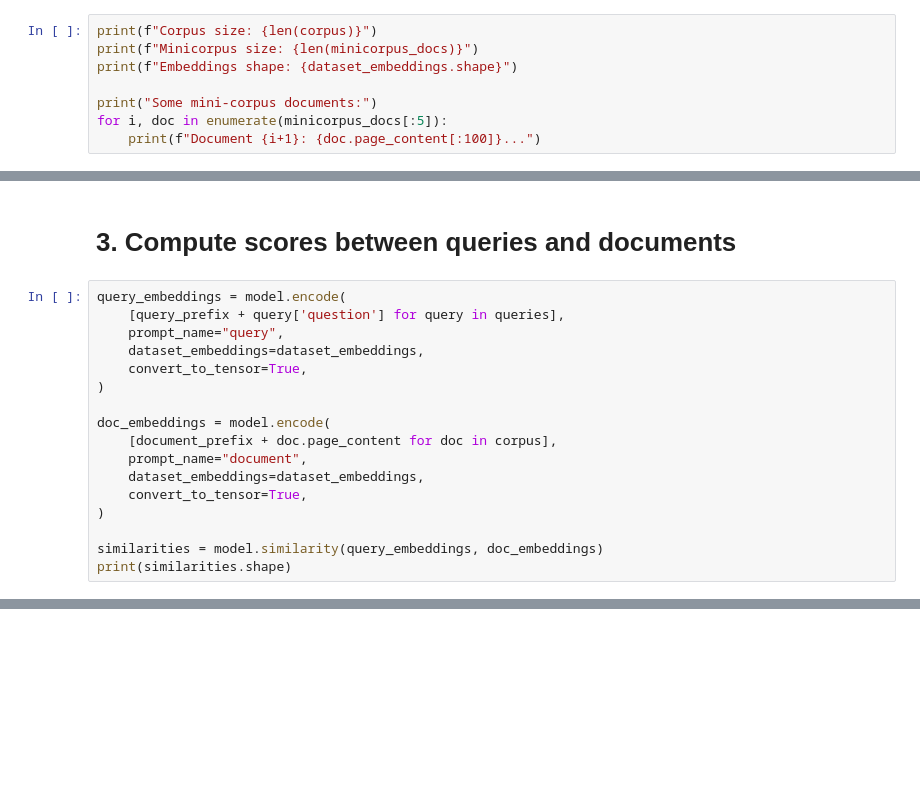
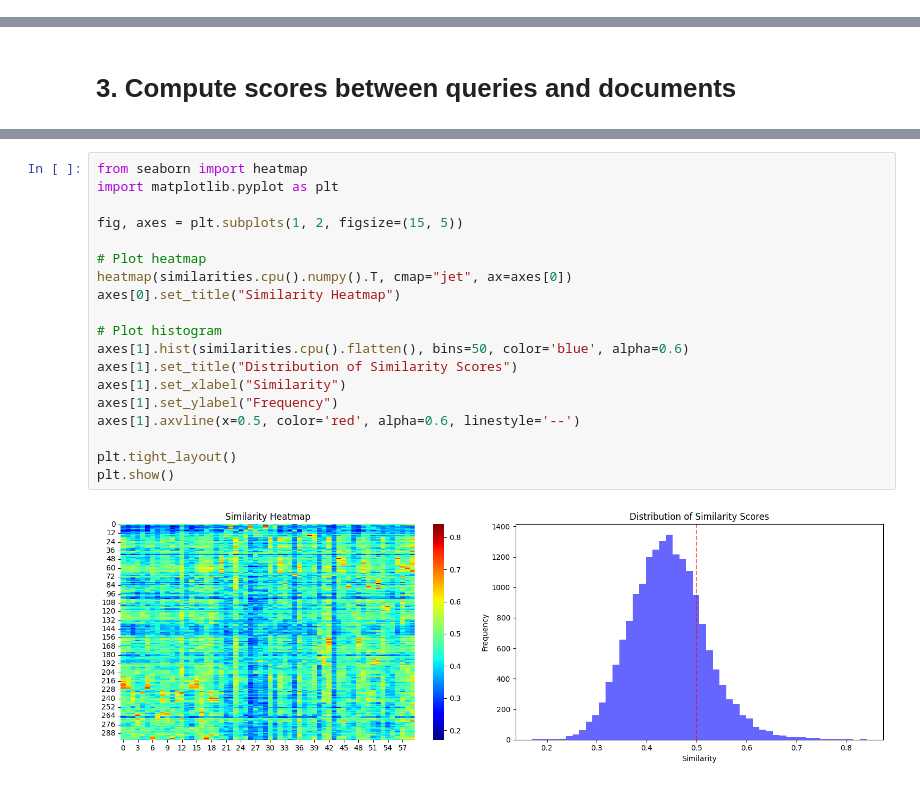
Before and after one commit to giuliocapecchi/LLama-RAG, a Jupyter notebook: lm-cape chroma.ipynb, the cells around one changed output, grey strips where cells are left out. Drawn from its saved outputs; the diff is of its cells as text; blank space fills up the shorter version.

```diff
--- a/lm-cape chroma.ipynb
+++ b/lm-cape chroma.ipynb
@@ -156,8 +175,0 @@ dataset_embeddings = model.encode(
-# %%
-print(f"Corpus size: {len(corpus)}")
-print(f"Minicorpus size: {len(minicorpus_docs)}")
-print(f"Embeddings shape: {dataset_embeddings.shape}")
-
-print("Some mini-corpus documents:")
-for i, doc in enumerate(minicorpus_docs[:5]):
-    print(f"Document {i+1}: {doc.page_content[:100]}...")
@@ -326,19 +328,2 @@ Rank 5: Document ID: 244, Score: 0.49170148372650146, Linear Models IR evaluatio
 # %% [markdown]
 # 3. Compute scores between queries and documents
-# %%
-query_embeddings = model.encode(
-    [query_prefix + query['question'] for query in queries],
-    prompt_name="query",
-    dataset_embeddings=dataset_embeddings,
-    convert_to_tensor=True,
-)
-
-doc_embeddings = model.encode(
-    [document_prefix + doc.page_content for doc in corpus],
-    prompt_name="document",
-    dataset_embeddings=dataset_embeddings,
-    convert_to_tensor=True,
-)
-
-similarities = model.similarity(query_embeddings, doc_embeddings)
-print(similarities.shape)
@@ -363,0 +330,21 @@ plt.show()
+# %%
+from seaborn import heatmap
+import matplotlib.pyplot as plt
+
+fig, axes = plt.subplots(1, 2, figsize=(15, 5))
+
+# Plot heatmap
+heatmap(similarities.cpu().numpy().T, cmap="jet", ax=axes[0])
+axes[0].set_title("Similarity Heatmap")
+
+# Plot histogram
+axes[1].hist(similarities.cpu().flatten(), bins=50, color='blue', alpha=0.6)
+axes[1].set_title("Distribution of Similarity Scores")
+axes[1].set_xlabel("Similarity")
+axes[1].set_ylabel("Frequency")
+axes[1].axvline(x=0.5, color='red', alpha=0.6, linestyle='--')
+
+plt.tight_layout()
+plt.show()
+# %% [output]
+[figure, added]
```
Also changed, not shown: parts of 18 cells of this notebook.
